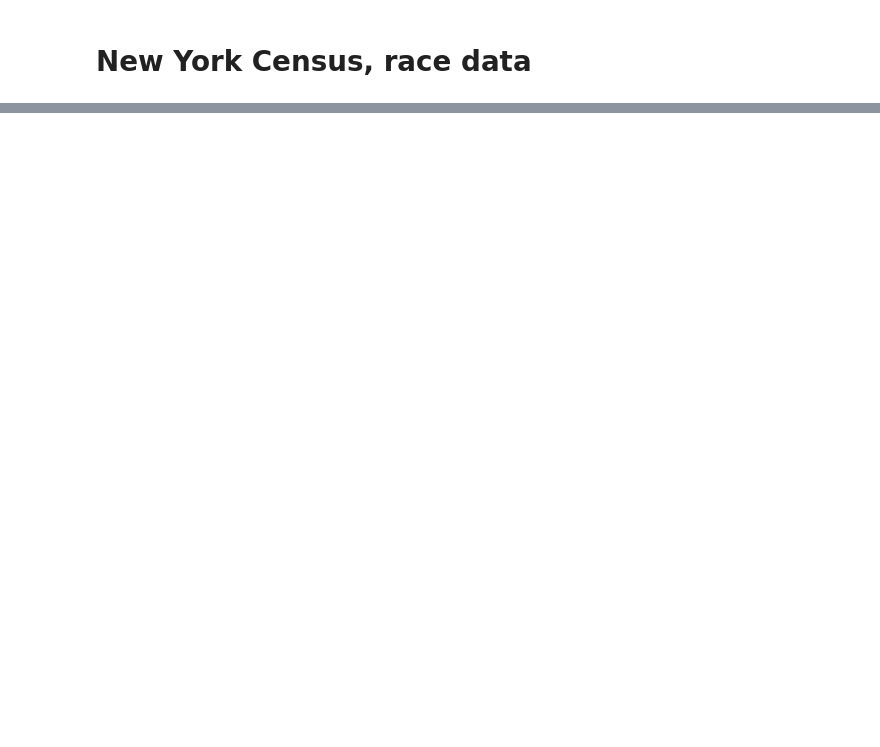
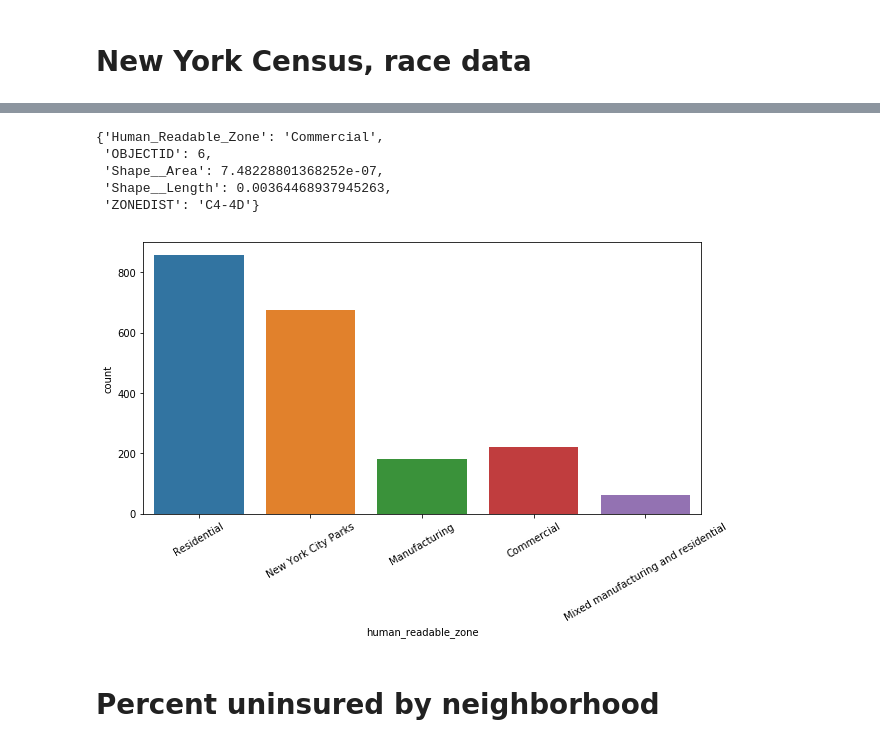
Before and after one commit to ScAAN/waterfrontmap, a Jupyter notebook: WFM_datahists.ipynb, the cells around one changed output, grey strips where cells are left out. Saved outputs shown, nothing was run; the diff lists cells and outputs as text; code cells hidden in the pictures; blank space fills up the shorter version.

```diff
--- a/WFM_datahists.ipynb
+++ b/WFM_datahists.ipynb
@@ -113,0 +75,8 @@ g.add_legend()
+# %%
+data['features'][5]['properties']
+# %% [output]
+{'Human_Readable_Zone': 'Commercial',
+ 'OBJECTID': 6,
+ 'Shape__Area': 7.48228801368252e-07,
+ 'Shape__Length': 0.00364468937945263,
+ 'ZONEDIST': 'C4-4D'}
@@ -113,0 +135,9 @@ g.add_legend()
+# %%
+df = load_json_to_df('Data/nyczd.geojson')
+df['human_readable_zone'] = df.zone_designation.apply(zoning_definitions)
+# %%
+fig = plt.figure(figsize=(10, 5))
+ax = sns.countplot(x='human_readable_zone', data=df)
+_=plt.xticks(rotation=30)
+# %% [output]
+[figure, added]
@@ -113,0 +146,2 @@ g.add_legend()
+# %% [markdown]
+# Percent uninsured by neighborhood
```
Also changed, not shown: parts of 18 cells of this notebook, 2 other files.
